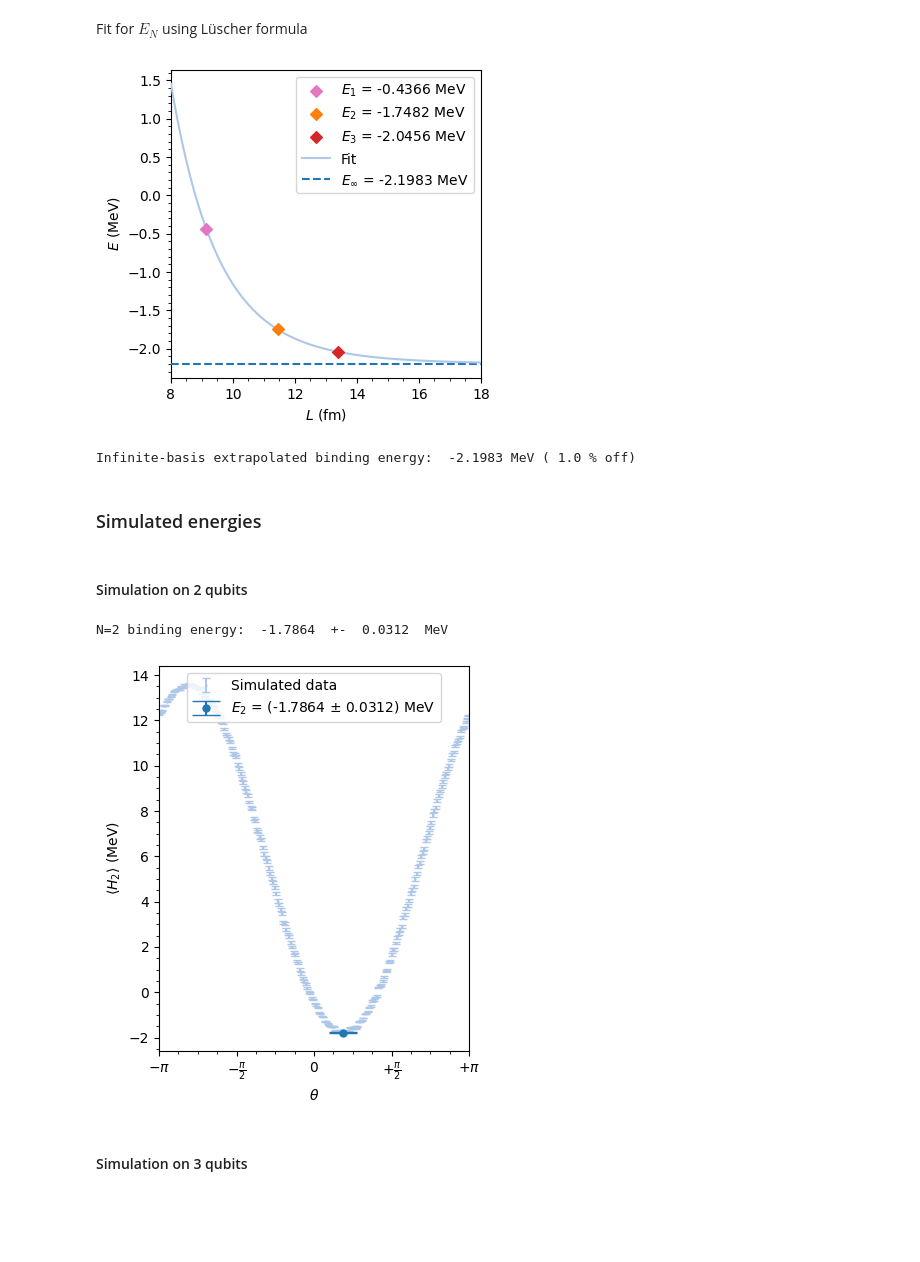
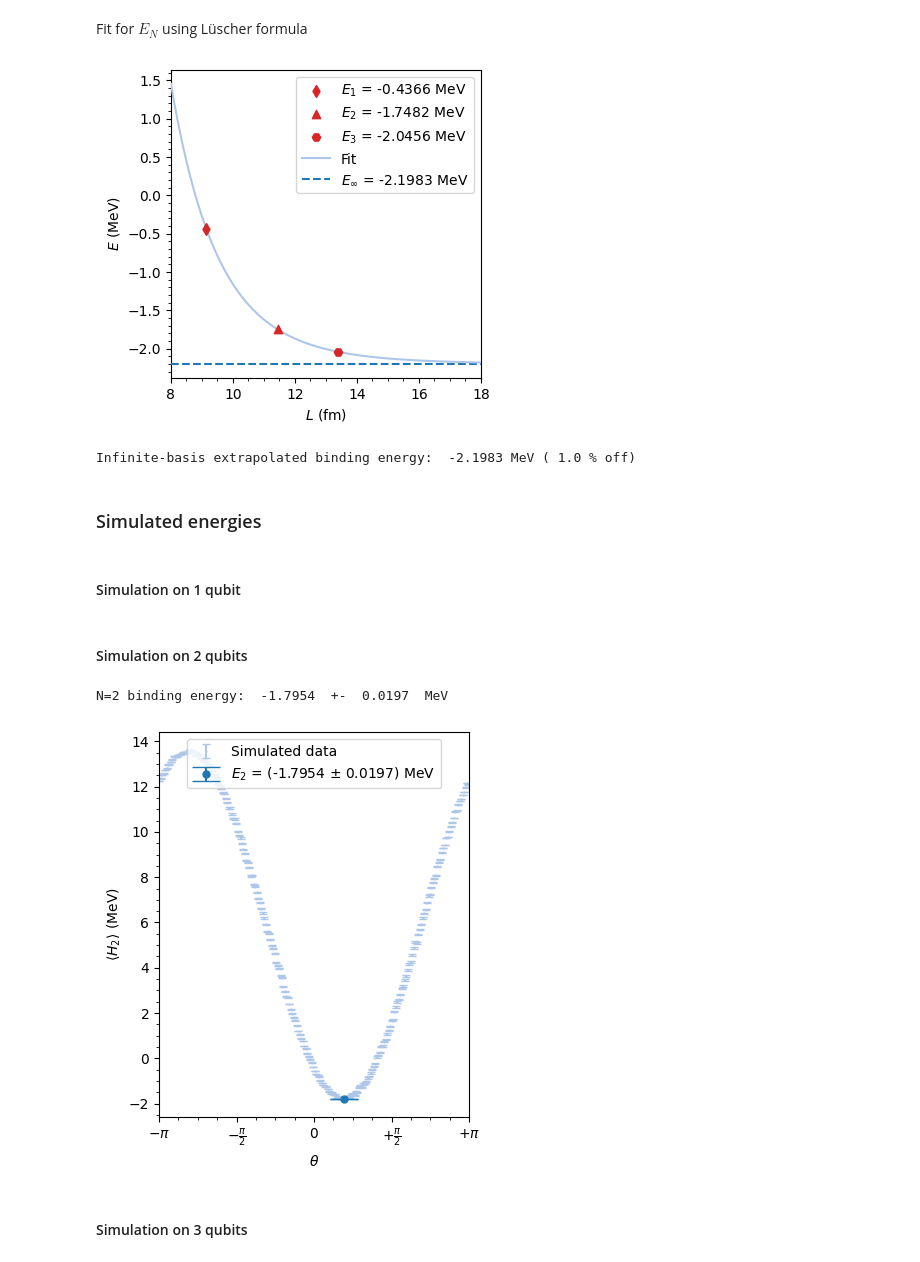
Before and after one commit to diegoscantam/2qubits, a Jupyter notebook: deuteron.ipynb, the cells around one changed output. Drawn from its saved outputs; the diff is of its cells as text; code cells hidden in the pictures; blank space fills up the shorter version.

Commit message:
Binomial error

```diff
--- a/deuteron.ipynb
+++ b/deuteron.ipynb
@@ -191,37 +191,37 @@ L = np.array([9.14, 11.45, 13.38])  # fm
 def luscher(l, k, gamma):
     return -(hbar_c*hbar_c*k*k/(2*mu))*(1 - 2*gamma*gamma*np.exp(-2*k*l)/k - 4*(gamma**4)*l*np.exp(-4*k*l)/k)
             #hbar_c*hbar_c*k*gamma*gamma*(1- gamma*gamma/k - (gamma**4)/(4*k*k) + 2*w*k*(gamma**4))*np.exp(-4*k*l)/mu
 
 # Fit to k and gamma
 [k, gamma], cov = curve_fit(luscher, L, E_data)
 
 # Fit plot
 E_exact = -2.22 #MeV
 ll = np.arange(8,18.0001,0.1)
 lbl = '$E_\infty$ = ' + str(round(-hbar_c*hbar_c*k*k/(2*mu),4)) + ' MeV'
 lbl1 = '$E_1$ = ' + str(round(E_data[0],4))+ ' MeV'
 lbl2 = '$E_2$ = ' + str(round(E_data[1],4))+ ' MeV'
 lbl3 = '$E_3$ = ' + str(round(E_data[2],4))+ ' MeV'
 cmap = plt.get_cmap('tab20')
 w = 4
 h = 4
 plt.figure(figsize=(w,h))
-plt.scatter(L[0], E_data[0], color = cmap(12), marker = 'D', zorder=5, label = lbl1)
-plt.scatter(L[1], E_data[1], color = cmap(2), marker = 'D', zorder=5, label = lbl2)
-plt.scatter(L[2], E_data[2], color = cmap(6), marker = 'D', zorder=5, label = lbl3)
+plt.scatter(L[0], E_data[0], color = cmap(6), marker = 'd', zorder=5, label = lbl1)
+plt.scatter(L[1], E_data[1], color = cmap(6), marker = '^', zorder=5, label = lbl2)
+plt.scatter(L[2], E_data[2], color = cmap(6), marker = 'H', zorder=5, label = lbl3)
 plt.plot(ll, luscher(ll, k, gamma), color = cmap(1), zorder= 4, label= 'Fit')
 plt.plot(ll, -hbar_c*hbar_c*k*k/(2*mu)*np.ones(len(ll)), '--', color = cmap(0), zorder = 3, label = lbl)
 plt.legend()
 plt.xlim(ll.min(), ll.max())
 plt.minorticks_on()
 plt.xlabel('$L$ (fm)')
 plt.ylabel('$E$ (MeV)')
 plt.show()
 # Results
 E_gs_0 = -hbar_c*hbar_c*k*k/(2*mu)
 print('Infinite-basis extrapolated binding energy: ', round(E_gs_0,4), 'MeV (', round(np.abs(100*(E_exact -E_gs_0)/E_exact),1),'% off)' )
 # %% [output]
-[figure, old version]
+[figure, new version]
 Infinite-basis extrapolated binding energy:  -2.1983 MeV ( 1.0 % off)
 # %% [markdown]
 ### Simulated energies
@@ -310,6 +310,8 @@ def check_counts_3(dic):
         dic['010'] = 0
     if '000' not in dic:
         dic['000'] = 0
+# %% [markdown]
+#### Simulation on 1 qubit
 # %% [markdown]
 #### Simulation on 2 qubits
 # %%
@@ -353,16 +355,15 @@ for kk in range(0, len(theta)):
     exp_XX_YY = 2*(counts_Bell['10'] - counts_Bell['11'])/shots
     exp_val_2[kk] = 0.218291*exp_IZ - 6.125*exp_ZI + 5.906709 -2.143304*(exp_XX_YY)
 
-    # Calculate variance as <H^2> -<H>^2
-    #var_IZ = (counts_ZZ['10'] + counts_ZZ['00'])*(counts_ZZ['11'] + counts_ZZ['01'])/shots #N p q (binomial)
-    #var_ZI = (counts_ZZ['01'] + counts_ZZ['00'])*(counts_ZZ['11'] + counts_ZZ['10'])/shots #N p q (binomial)
-    #var_XX_YY = 4*(counts_Bell['10'])*(counts_Bell['11'])/shots #N p q (binomial)
-    #print(var_IZ, '\t',var_ZI,'\t',var_XX_YY)
-    #var_tot = (0.218291**2)*var_IZ + (6.125**2)*var_ZI + (2.143304**2)*var_XX_YY
-    var_counts = 5.906709**2 + 2*5.906709*0.218291*exp_IZ +\
-                    (-2)*5.906709*6.125*exp_ZI -2*2.143304*5.906709*(exp_XX_YY) +\
-                    0.218291**2 - 2*0.218291*6.125*exp_ZZ + 6.125**2 + 2*(2.143304**2) - exp_val_2[kk]*exp_val_2[kk]
-    std_counts = np.sqrt(np.abs(var_counts))
+    # Calculate variance with binomial distribution
+    var_IZ = (counts_ZZ['10'] + counts_ZZ['00'])*(counts_ZZ['11'] + counts_ZZ['01'])/(shots**2)
+    var_ZI = (counts_ZZ['01'] + counts_ZZ['00'])*(counts_ZZ['11'] + counts_ZZ['10'])/(shots**2)
+    var_XX_YY = (counts_Bell['10'])*(counts_Bell['11'])/(shots**2)
+    var_tot = (0.218291**2)*var_IZ + (6.125**2)*var_ZI + (2.143304**2)*var_XX_YY
+    #var_counts = 5.906709**2 + 2*5.906709*0.218291*exp_IZ +\
+    #                (-2)*5.906709*6.125*exp_ZI -2*2.143304*5.906709*(exp_XX_YY) +\
+    #                0.218291**2 - 2*0.218291*6.125*exp_ZZ + 6.125**2 + 2*(2.143304**2) - exp_val_2[kk]*exp_val_2[kk]
+    std_counts = np.sqrt(var_tot)
     dexp_val_2[kk]= std_counts/np.sqrt(shots)
 
 # Lowest trial energy for <H_2>
@@ -394,8 +395,8 @@ plt.xlabel("$\\theta$")
 plt.ylabel("$\\langle H_2 \\rangle$ (MeV)")
 plt.show()
 # %% [output]
-N=2 binding energy:  -1.7864  +-  0.0312  MeV
+N=2 binding energy:  -1.7954  +-  0.0197  MeV
-[figure, old version]
+[figure, new version]
 # %% [markdown]
 #### Simulation on 3 qubits
 # %%
```
Also changed, not shown: parts of 4 cells of this notebook, 4 other files.
